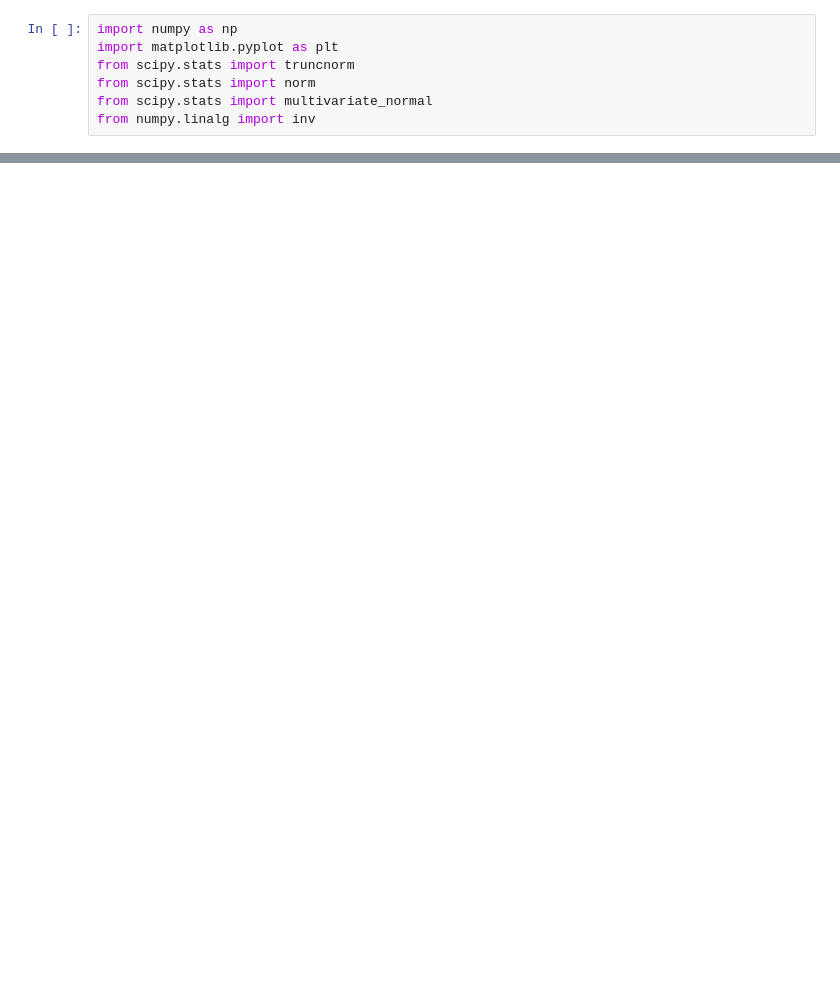
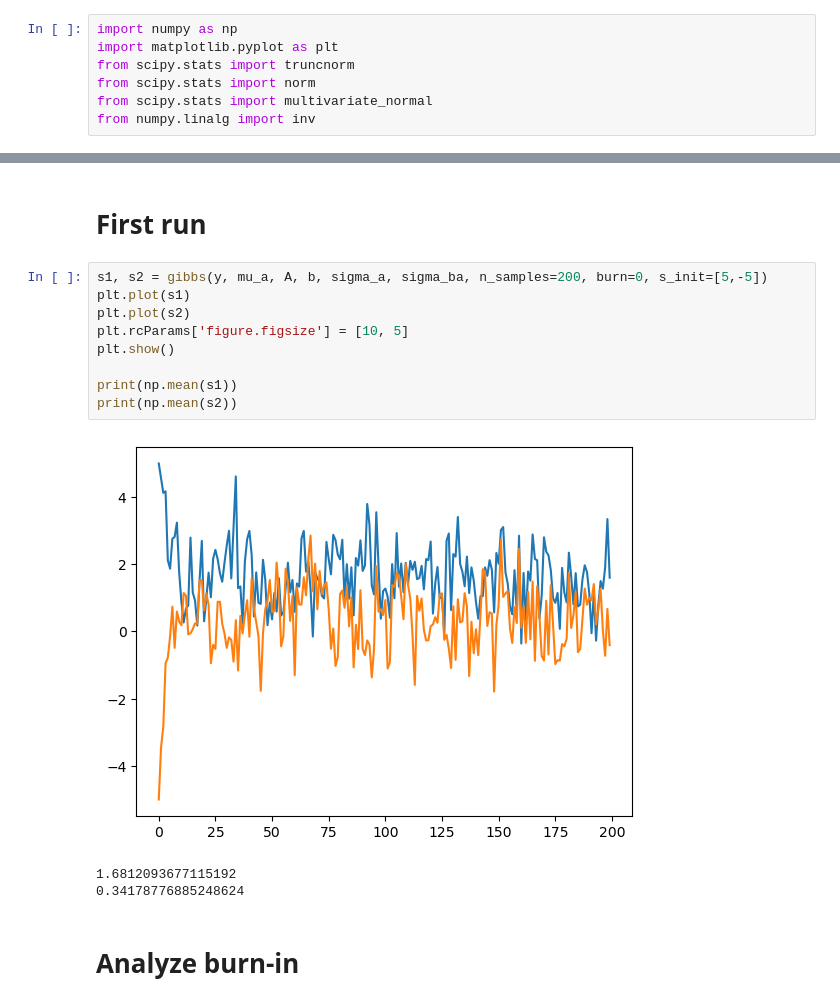
Before and after one commit to emiresenov/APML, a Jupyter notebook: Project.ipynb, the cells around one changed output, grey strips where cells are left out. Cells and saved outputs as stored; diff of their text form; blank space fills up the shorter version.

```diff
--- a/Project.ipynb
+++ b/Project.ipynb
@@ -46 +56,18 @@ def gibbs(y, mu_a, A, b, sigma_a, sigma_ba, n_samples):
+# %% [markdown]
+# First run
+# %%
+s1, s2 = gibbs(y, mu_a, A, b, sigma_a, sigma_ba, n_samples=200, burn=0, s_init=[5,-5])
+plt.plot(s1)
+plt.plot(s2)
+plt.rcParams['figure.figsize'] = [10, 5]
+plt.show()
+
+print(np.mean(s1))
+print(np.mean(s2))
+# %% [output]
+[figure, added]
+1.6812093677115192
+0.34178776885248624
+# %% [markdown]
+# Analyze burn-in
 # %%
```
Also changed, not shown: parts of 9 cells of this notebook.
